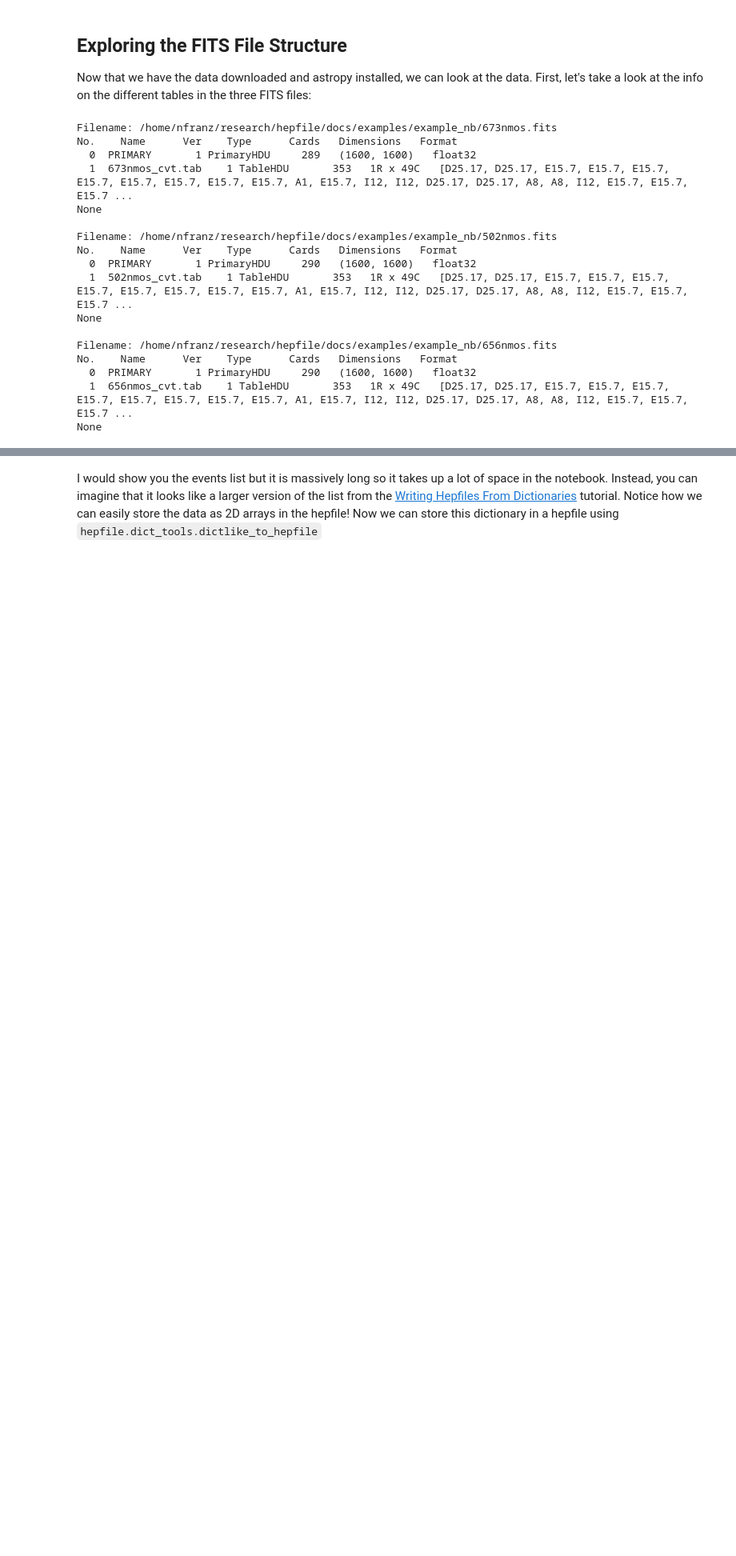
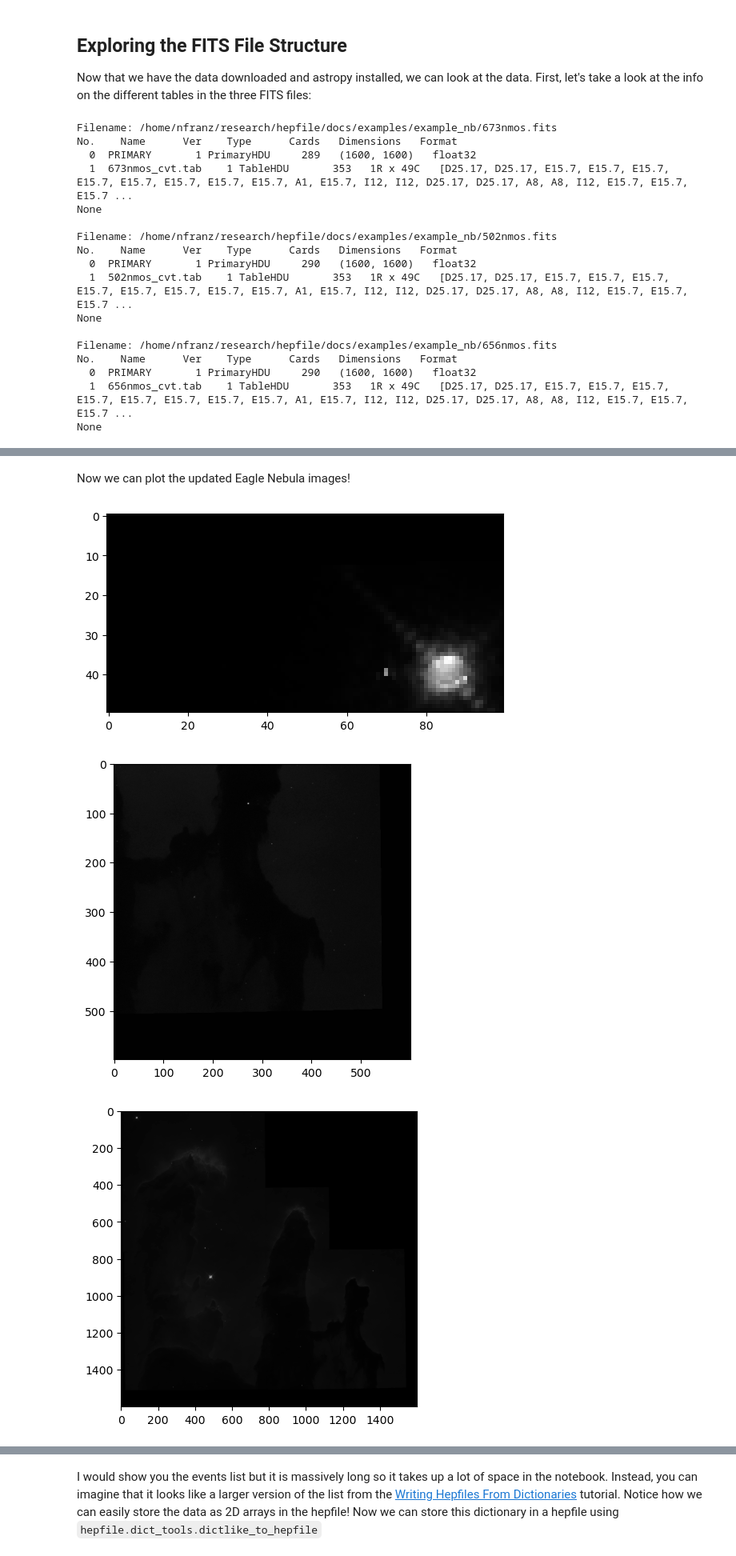
Before and after one commit to mattbellis/hepfile, a Jupyter notebook: docs/examples/example_nb/fits_tutorial.ipynb, the cells around one changed output, grey strips where cells are left out. Shown: that part at 80% size. Saved outputs shown, nothing was run; the diff lists cells and outputs as text; code cells hidden in the pictures; blank space fills up the shorter version.

```diff
--- a/docs/examples/example_nb/fits_tutorial.ipynb
+++ b/docs/examples/example_nb/fits_tutorial.ipynb
@@ -120,3 +99,13 @@ Finally, we are going to chop out part of the first two images so that we can sh
 # %%
-imgs[0] = imgs[0][:100, :100]
-imgs[1] = imgs[1][1000:, 1000:]
+imgs[0] = imgs[0][:100, :50]
+imgs[1] = imgs[1][1000:, 1001:]
+# %% [markdown]
+Now we can plot the updated Eagle Nebula images!
+# %%
+for img in imgs:
+    plt.figure()
+    plt.imshow(img.T, cmap='Greys_r') # transpose the images to get them upright
+# %% [output]
+[figure, added]
+[figure, added]
+[figure, added]
```
Also changed, not shown: parts of 15 cells of this notebook, 3 other files.
